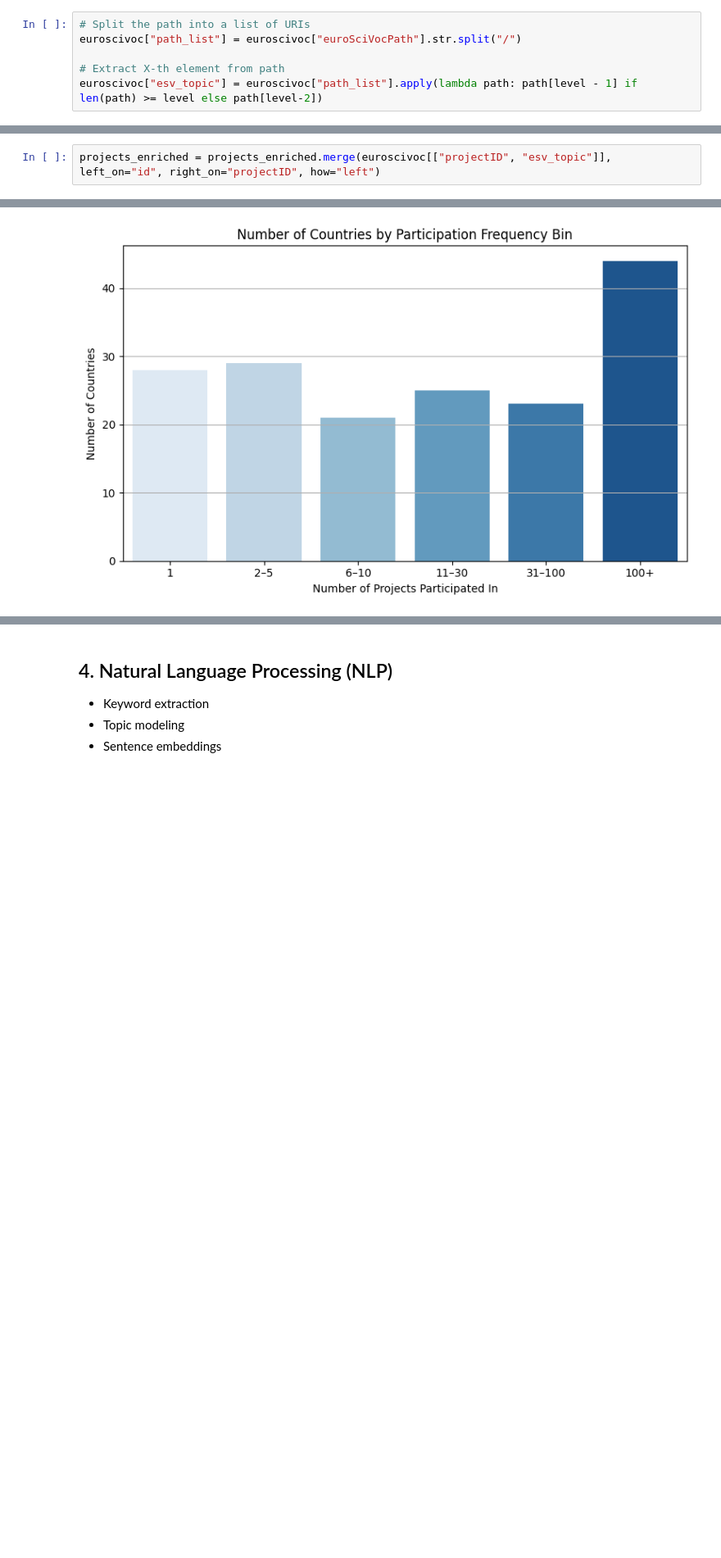
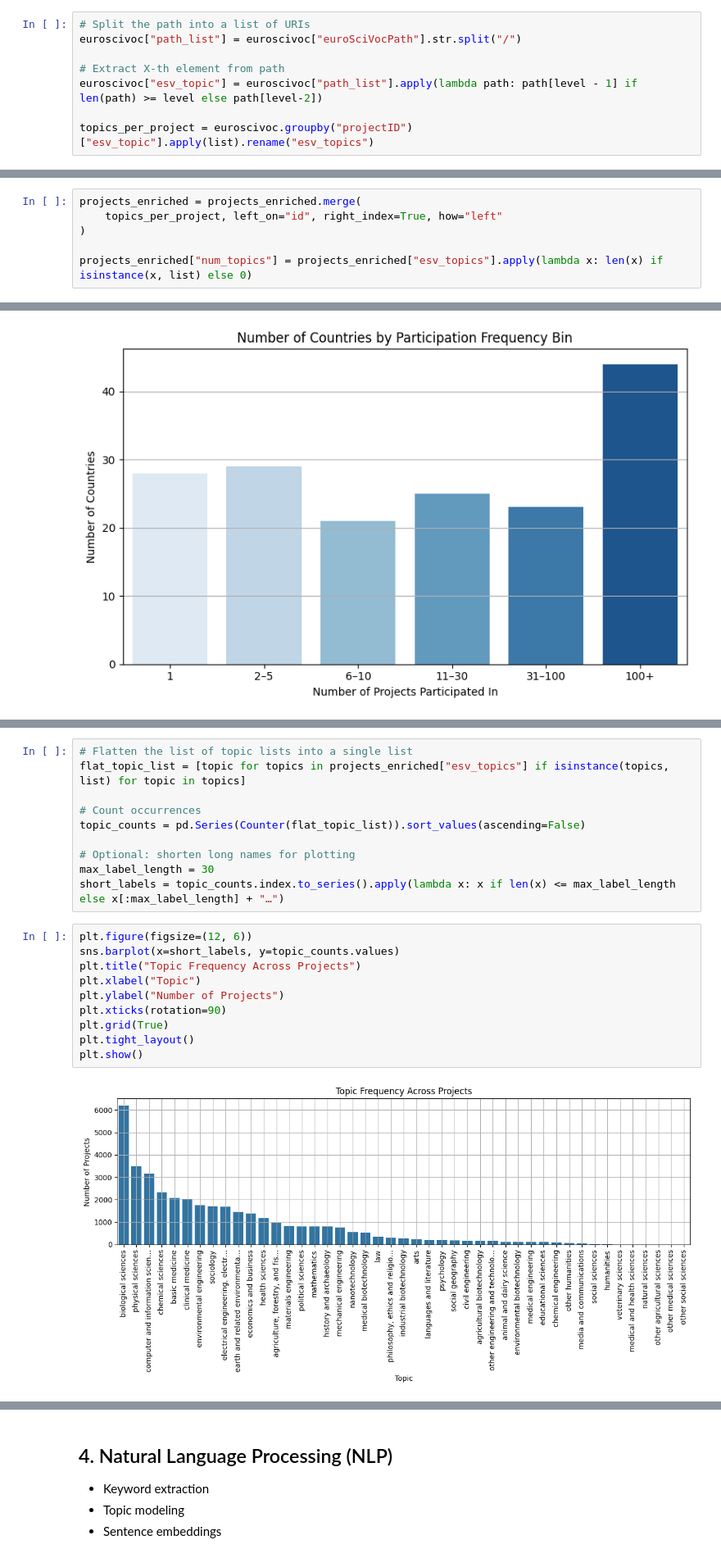
Before and after one commit to EliasIblisdir/MDA_project, a Jupyter notebook: Horizon.ipynb, the cells around one changed output, grey strips where cells are left out. Shown at 82% size. Drawn from its saved outputs; the diff is of its cells as text; blank space fills up the shorter version.

```diff
--- a/Horizon.ipynb
+++ b/Horizon.ipynb
@@ -617,4 +618,6 @@ euroscivoc["path_list"] = euroscivoc["euroSciVocPath"].str.split("/")
 
 # Extract X-th element from path
 euroscivoc["esv_topic"] = euroscivoc["path_list"].apply(lambda path: path[level - 1] if len(path) >= level else path[level-2])
+
+topics_per_project = euroscivoc.groupby("projectID")["esv_topic"].apply(list).rename("esv_topics")
 # %%
@@ -744,7 +747,11 @@ org_aggregates = org_aggregates.rename(columns={
 # Merge into projects_enriched using 'id'
 projects_enriched = projects_enriched.merge(org_aggregates, on="id", how="left")
 # %%
-projects_enriched = projects_enriched.merge(euroscivoc[["projectID", "esv_topic"]], left_on="id", right_on="projectID", how="left")
+projects_enriched = projects_enriched.merge(
+    topics_per_project, left_on="id", right_index=True, how="left"
+)
+
+projects_enriched["num_topics"] = projects_enriched["esv_topics"].apply(lambda x: len(x) if isinstance(x, list) else 0)
 # %%
 # Drop projectID duplicate from EuroSciVoc if needed
 projects_enriched = projects_enriched.drop(columns=["projectID"], errors="ignore")
@@ -908,0 +1065,22 @@ Name: count, dtype: int64
+# %%
+# Flatten the list of topic lists into a single list
+flat_topic_list = [topic for topics in projects_enriched["esv_topics"] if isinstance(topics, list) for topic in topics]
+
+# Count occurrences
+topic_counts = pd.Series(Counter(flat_topic_list)).sort_values(ascending=False)
+
+# Optional: shorten long names for plotting
+max_label_length = 30
+short_labels = topic_counts.index.to_series().apply(lambda x: x if len(x) <= max_label_length else x[:max_label_length] + "…")
+# %%
+plt.figure(figsize=(12, 6))
+sns.barplot(x=short_labels, y=topic_counts.values)
+plt.title("Topic Frequency Across Projects")
+plt.xlabel("Topic")
+plt.ylabel("Number of Projects")
+plt.xticks(rotation=90)
+plt.grid(True)
+plt.tight_layout()
+plt.show()
+# %% [output]
+[figure, added]
```
Also changed, not shown: parts of 28 cells of this notebook.
